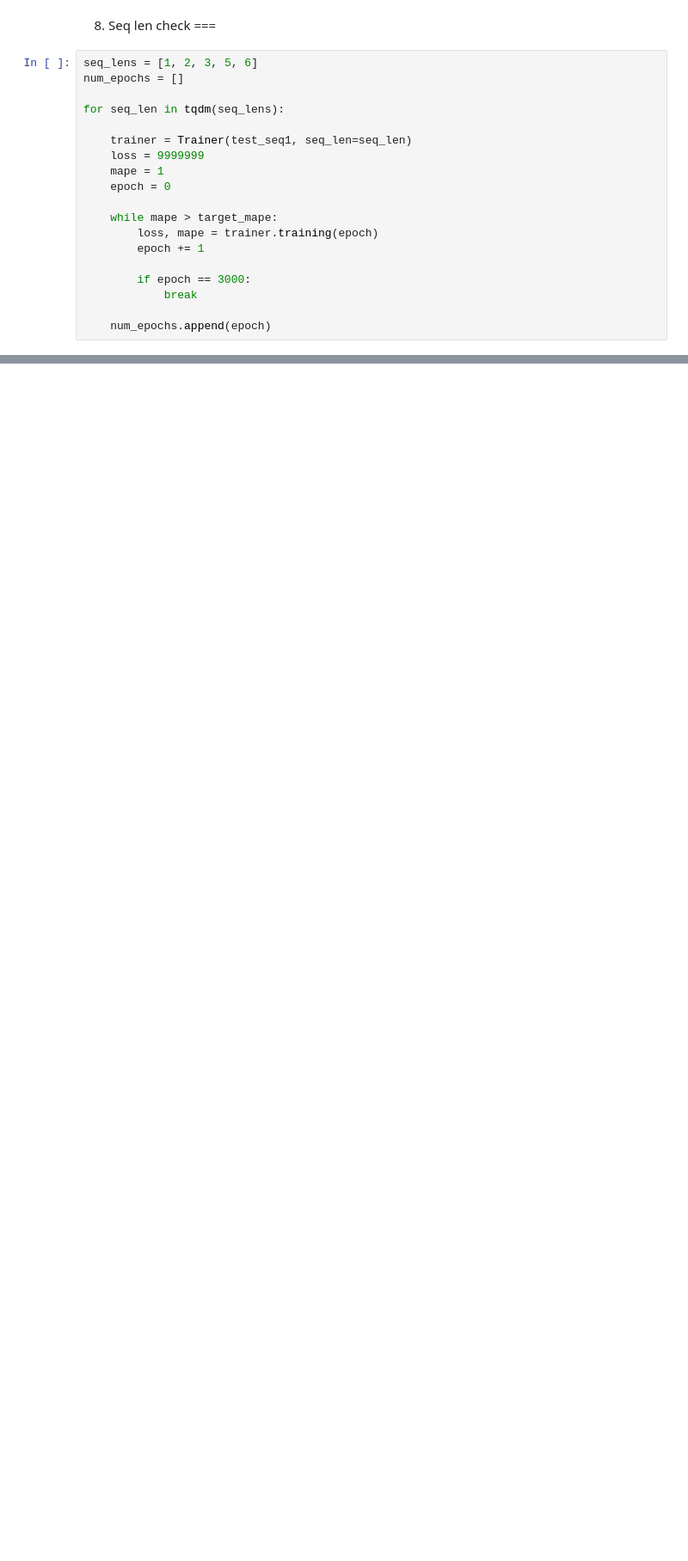
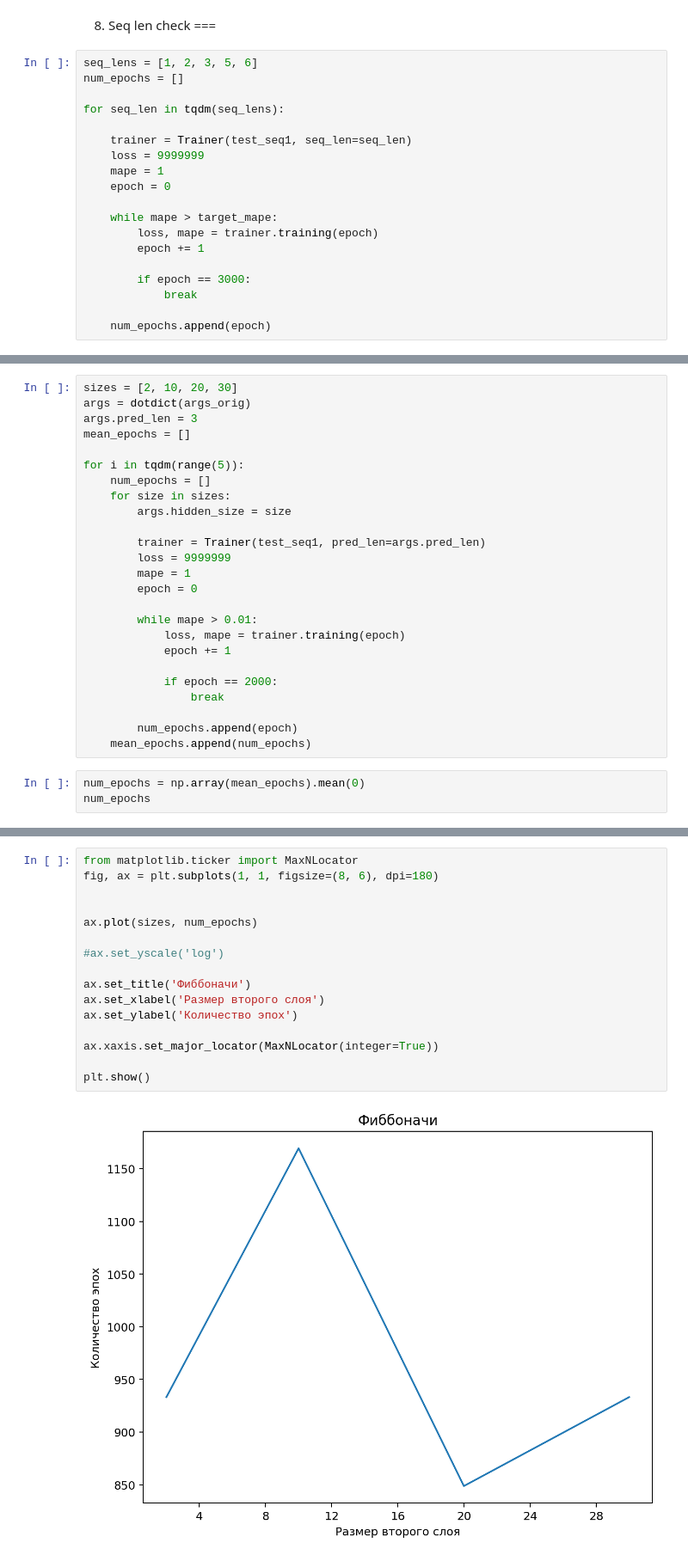
Before and after one commit to KopinHruk/MRZ2, a Jupyter notebook: lab2.ipynb, the cells around one changed output, grey strips where cells are left out. Shown: that part at 86% size. Drawn from its saved outputs; the diff is of its cells as text; blank space fills up the shorter version.

```diff
--- a/lab2.ipynb
+++ b/lab2.ipynb
@@ -534,0 +577,28 @@ plt.show()
+# %%
+sizes = [2, 10, 20, 30]
+args = dotdict(args_orig)
+args.pred_len = 3
+mean_epochs = []
+
+for i in tqdm(range(5)):
+    num_epochs = []
+    for size in sizes:
+        args.hidden_size = size
+
+        trainer = Trainer(test_seq1, pred_len=args.pred_len)
+        loss = 9999999
+        mape = 1
+        epoch = 0
+
+        while mape > 0.01:
+            loss, mape = trainer.training(epoch)
+            epoch += 1
+
+            if epoch == 2000:
+                break
+
+        num_epochs.append(epoch)
+    mean_epochs.append(num_epochs)
+# %%
+num_epochs = np.array(mean_epochs).mean(0)
+num_epochs
@@ -534,0 +607,18 @@ plt.show()
+# %%
+from matplotlib.ticker import MaxNLocator
+fig, ax = plt.subplots(1, 1, figsize=(8, 6), dpi=180)
+
+
+ax.plot(sizes, num_epochs)
+
+#ax.set_yscale('log')
+
+ax.set_title('Фиббоначи')
+ax.set_xlabel('Размер второго слоя')
+ax.set_ylabel('Количество эпох')
+
+ax.xaxis.set_major_locator(MaxNLocator(integer=True))
+
+plt.show()
+# %% [output]
+[figure, added]
```
Also changed, not shown: parts of 23 cells of this notebook.
